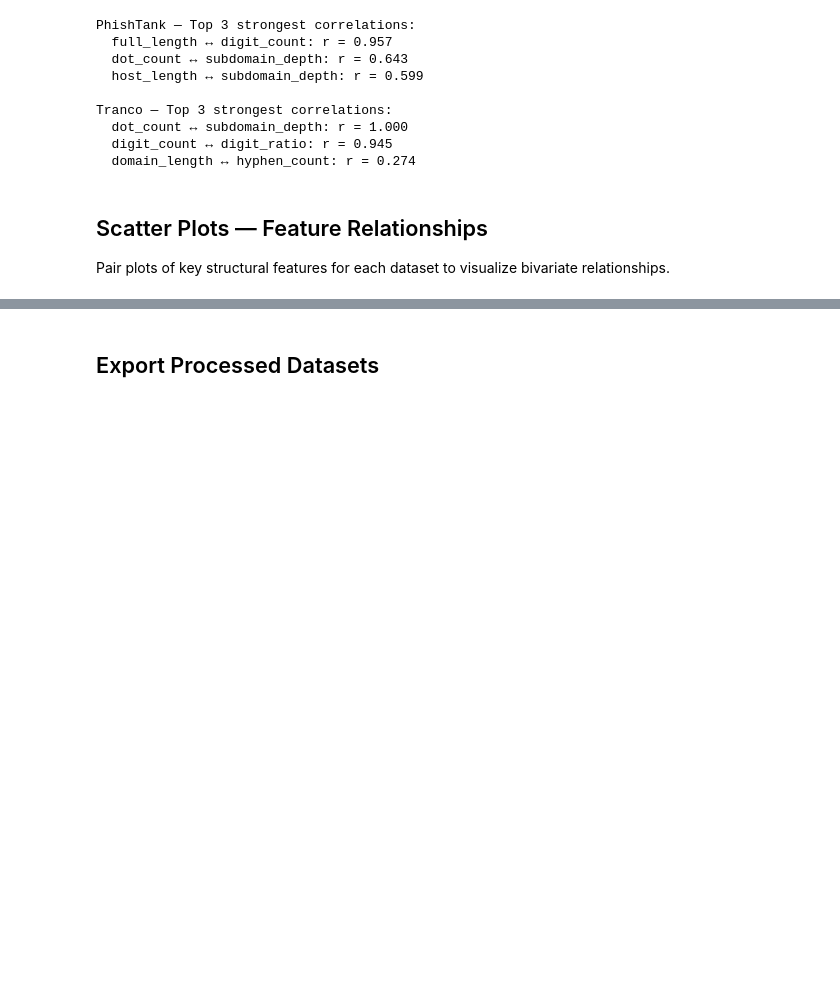
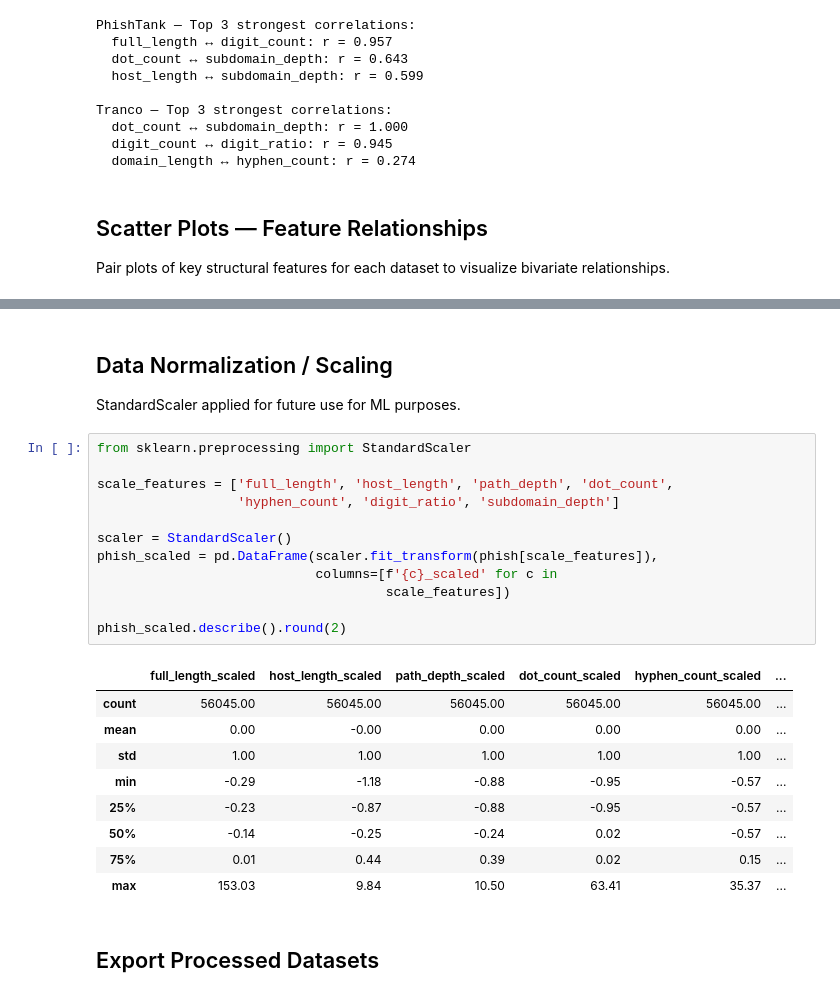
Before and after one commit to ns15468-gasou/DS_ML_Project_ColabIntegration, a Jupyter notebook: Project/notebooks/combined_eda.ipynb, the cells around one changed output, grey strips where cells are left out. Drawn from its saved outputs; the diff is of its cells as text; blank space fills up the shorter version.

```diff
--- a/Project/notebooks/combined_eda.ipynb
+++ b/Project/notebooks/combined_eda.ipynb
@@ -589,3 +618,28 @@ plt.show()
+# %% [markdown]
+## Data Normalization / Scaling
+StandardScaler applied for future use for ML purposes.
+# %%
+from sklearn.preprocessing import StandardScaler
+
+scale_features = ['full_length', 'host_length', 'path_depth', 'dot_count',
+                  'hyphen_count', 'digit_ratio', 'subdomain_depth']
+
+scaler = StandardScaler()
+phish_scaled = pd.DataFrame(scaler.fit_transform(phish[scale_features]),
+                            columns=[f'{c}_scaled' for c in
+                                     scale_features])
+
+phish_scaled.describe().round(2)
+# %% [output]
+|  | full_length_scaled | host_length_scaled | path_depth_scaled | dot_count_scaled | hyphen_count_scaled | ... |
+| count | 56045.00 | 56045.00 | 56045.00 | 56045.00 | 56045.00 | ... |
+| mean | 0.00 | -0.00 | 0.00 | 0.00 | 0.00 | ... |
+| std | 1.00 | 1.00 | 1.00 | 1.00 | 1.00 | ... |
+| min | -0.29 | -1.18 | -0.88 | -0.95 | -0.57 | ... |
+| 25% | -0.23 | -0.87 | -0.88 | -0.95 | -0.57 | ... |
+| 50% | -0.14 | -0.25 | -0.24 | 0.02 | -0.57 | ... |
+| 75% | 0.01 | 0.44 | 0.39 | 0.02 | 0.15 | ... |
+| max | 153.03 | 9.84 | 10.50 | 63.41 | 35.37 | ... |
 # %% [markdown]
 ## Export Processed Datasets
 # %%
```
Also changed, not shown: parts of 10 cells of this notebook.
